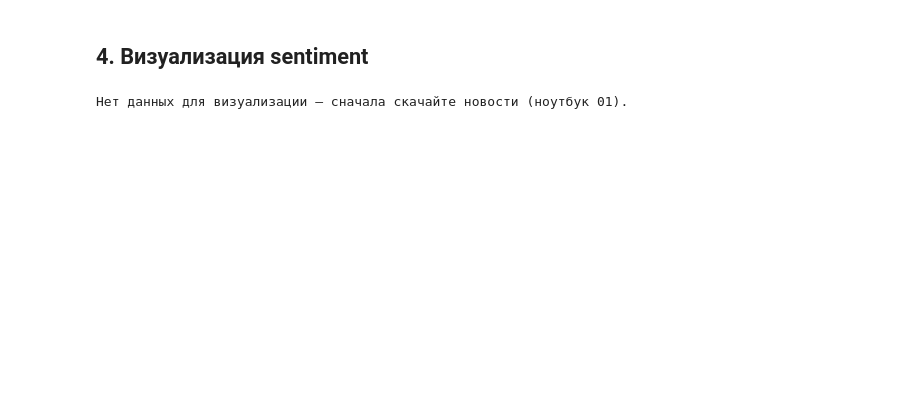
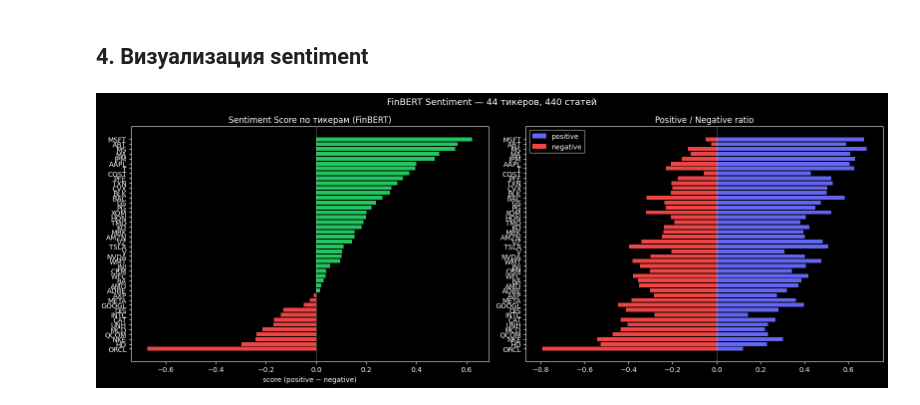
Before and after one commit to dvank1mang1/EquiSense, a Jupyter notebook: notebooks/03_sentiment_analysis.ipynb, the cells around one changed output. Saved outputs shown, nothing was run; the diff lists cells and outputs as text; code cells hidden in the pictures; blank space fills up the shorter version.

```diff
--- a/notebooks/03_sentiment_analysis.ipynb
+++ b/notebooks/03_sentiment_analysis.ipynb
@@ -10,10 +10,8 @@
 > Требует: `transformers`, `torch` (`uv add transformers torch`)
 # %%
 import sys
-import json
 import warnings
 from pathlib import Path
-from datetime import datetime, timezone
 
 import numpy as np
 import pandas as pd
@@ -23,11 +21,20 @@ warnings.filterwarnings("ignore")
 ROOT = Path("..").resolve()
 sys.path.insert(0, str(ROOT / "backend"))
 
-RAW_DIR = ROOT / "data" / "raw"
+RAW_DIR       = ROOT / "data" / "raw"
 PROCESSED_DIR = ROOT / "data" / "processed"
 PROCESSED_DIR.mkdir(parents=True, exist_ok=True)
 
-TICKERS = ["AAPL", "MSFT", "GOOGL", "AMZN", "TSLA", "NVDA", "META"]
+TICKERS = [
+    "AAPL", "MSFT", "GOOGL", "AMZN", "NVDA", "META", "TSLA",
+    "ORCL", "CRM", "ADBE", "AMD", "INTC", "QCOM", "TXN",
+    "JPM", "BAC", "GS", "MS", "WFC", "BLK", "AXP",
+    "JNJ", "UNH", "PFE", "ABT", "MRK", "TMO",
+    "WMT", "HD", "MCD", "KO", "PG", "COST", "NKE",
+    "XOM", "CVX", "CAT", "BA", "HON",
+    "T", "VZ", "DIS", "V", "MA",
+]
 print(f"Root: {ROOT}")
+print(f"Тикеров: {len(TICKERS)}")
 # %% [output]
 Root: /Users/dvank1mang1/EquiSense
@@ -162,36 +183,30 @@ print(f"\nГотово: {list(sentiment_frames.keys())}")
 ## 4. Визуализация sentiment
 # %%
 import matplotlib.pyplot as plt
-
 plt.style.use("dark_background")
 
 if not sentiment_frames:
-    print("Нет данных для визуализации — сначала скачайте новости (ноутбук 01).")
+    print("Нет данных для визуализации.")
 else:
-    fig, axes = plt.subplots(2, 1, figsize=(14, 8))
+    # Перестраиваем sentiment_static из sentiment_frames для визуализации
+    viz_df = sentiment_static.sort_values("sentiment_score")
 
-    for ticker, df in sentiment_frames.items():
-        df_sorted = df.sort_values("date")
-        axes[0].plot(pd.to_datetime(df_sorted["date"]),
-                     df_sorted["sentiment_score"].rolling(5).mean(),
-                     label=ticker, alpha=0.8)
+    fig, axes = plt.subplots(1, 2, figsize=(16, 6))
 
-    axes[0].axhline(0, color="white", linestyle="--", alpha=0.3)
-    axes[0].set_title("Rolling 5d Sentiment Score по тикерам")
-    axes[0].set_ylabel("score (positive - negative)")
-    axes[0].legend(fontsize=8)
+    colors = ["#ef4444" if v < 0 else "#22c55e" for v in viz_df["sentiment_score"]]
+    axes[0].barh(viz_df.index, viz_df["sentiment_score"], color=colors)
+    axes[0].axvline(0, color="white", alpha=0.4, linewidth=0.8)
+    axes[0].set_title("Sentiment Score по тикерам (FinBERT)")
+    axes[0].set_xlabel("score (positive − negative)")
 
-    for ticker, df in sentiment_frames.items():
-        df_sorted = df.sort_values("date")
-        axes[1].plot(pd.to_datetime(df_sorted["date"]),
-                     df_sorted["news_count"].rolling(5).mean(),
-                     label=ticker, alpha=0.8)
+    axes[1].barh(viz_df.index, viz_df["positive_ratio"], color="#6366f1", label="positive")
+    axes[1].barh(viz_df.index, -viz_df["negative_ratio"], color="#ef4444", label="negative")
+    axes[1].axvline(0, color="white", alpha=0.4, linewidth=0.8)
+    axes[1].set_title("Positive / Negative ratio")
+    axes[1].legend()
 
-    axes[1].set_title("Rolling 5d News Count")
-    axes[1].set_ylabel("кол-во новостей")
-    axes[1].legend(fontsize=8)
-
+    plt.suptitle(f"FinBERT Sentiment — {len(viz_df)} тикеров, {viz_df['news_count'].sum():.0f} статей", fontsize=13)
     plt.tight_layout()
     plt.show()
 # %% [output]
-Нет данных для визуализации — сначала скачайте новости (ноутбук 01).
+[figure, added]
```
Also changed, not shown: parts of 3 cells of this notebook, 12 other files.
